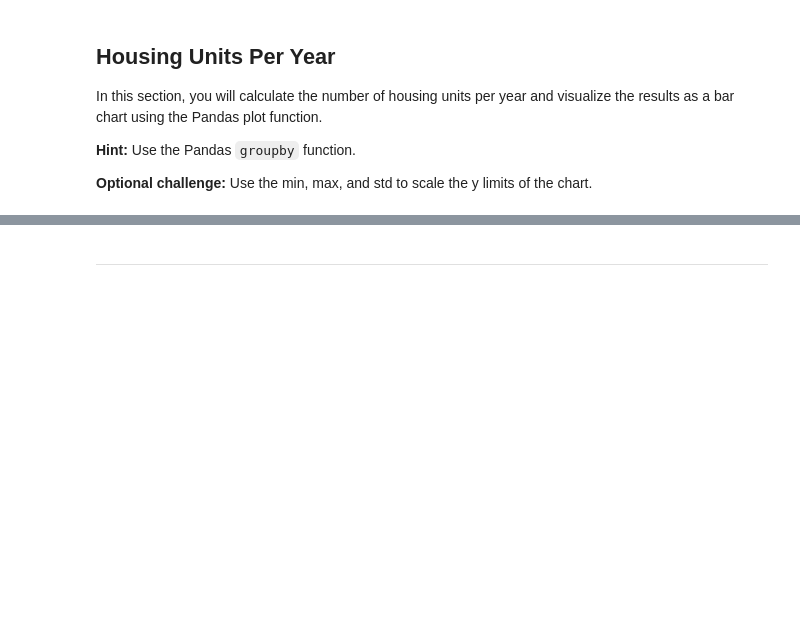
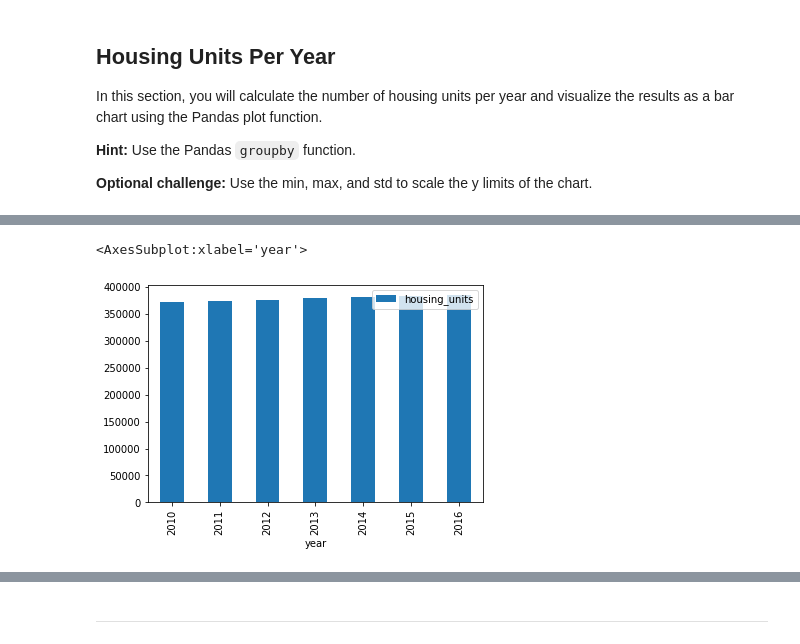
Before and after one commit to tcrevelle/Pythonic-Monopoly, a Jupyter notebook: Starter_Code/rental_analysis.ipynb, the cells around one changed output, grey strips where cells are left out. Saved outputs shown, nothing was run; the diff lists cells and outputs as text; code cells hidden in the pictures; blank space fills up the shorter version.

```diff
--- a/Starter_Code/rental_analysis.ipynb
+++ b/Starter_Code/rental_analysis.ipynb
@@ -63,0 +68,3 @@ Name: housing_units, dtype: int64
+# %%
+housing_per_year = sfo_data[["housing_units"]].groupby('year').mean()
+housing_per_year
@@ -65,6 +82,11 @@ Name: housing_units, dtype: int64
 # Save the dataframe as a csv file
 # YOUR CODE HERE!
 housing_per_year.to_csv(Path('./Data/housing_per_year.csv'))
+# %%
+housing_per_year.plot.bar()
+# %% [output]
+<AxesSubplot:xlabel='year'>
+[figure, added]
 # %%
 # Use the Pandas plot function to plot the average housing units per year.
 # Note: You will need to manually adjust the y limit of the chart using the min and max values from above.
```
Also changed, not shown: parts of 9 cells of this notebook, 5 other files.
